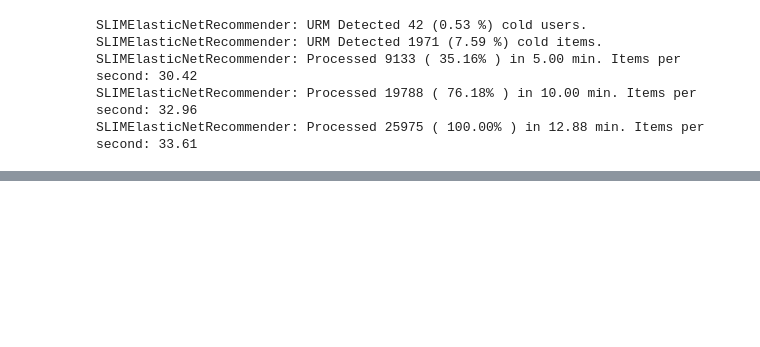
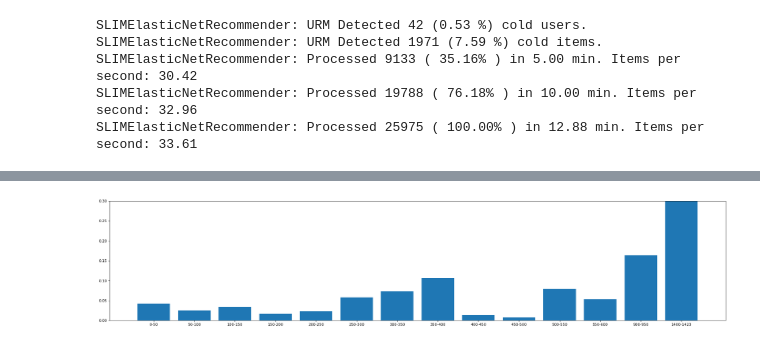
Before and after one commit to fcolombo7/RecSys-2020, a Jupyter notebook: Plotting.ipynb, the cells around one changed output, grey strips where cells are left out. Saved outputs shown, nothing was run; the diff lists cells and outputs as text; code cells hidden in the pictures; blank space fills up the shorter version.

```diff
--- a/Plotting.ipynb
+++ b/Plotting.ipynb
@@ -130,0 +194,7 @@ plot_dic(result)
+# %%
+user_map = evaluator(SlimBPR, URM_test)
+result = interval_map(user_map, step = 50)
+result = normalize_dict(result)
+plot_dic(result)
+# %% [output]
+[figure, added]
```
Also changed, not shown: parts of 8 cells of this notebook.
